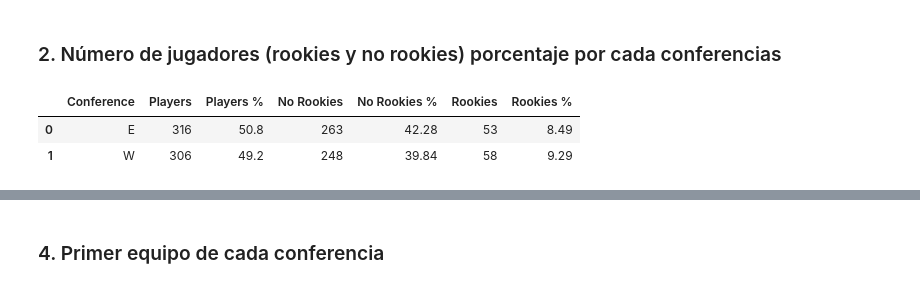
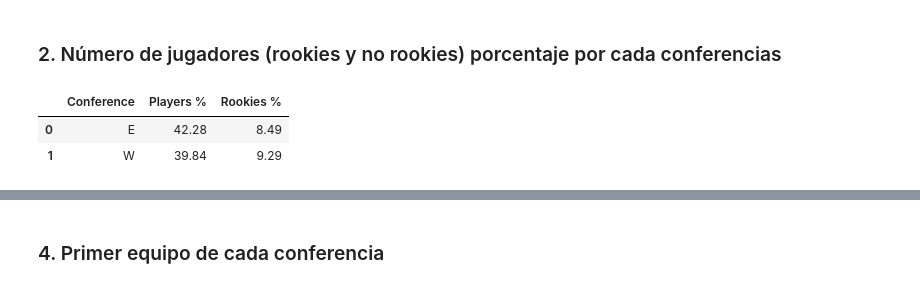
Before and after one commit to mapecode/nba-datawarehouse, a Jupyter notebook: Study.ipynb, the cells around one changed output, grey strips where cells are left out. Cells and saved outputs as stored; diff of their text form; code cells hidden in the pictures.

```diff
--- a/Study.ipynb
+++ b/Study.ipynb
@@ -39,10 +29,10 @@ playersTeams_df
 # %% [markdown]
 ### 2. Número de jugadores (rookies y no rookies) porcentaje por cada conferencias
 # %%
-query = 'SELECT Conference, SUM(Players) AS Players, SUM(Players_Perc) AS "Players %", SUM(NoRookies) AS "No Rookies", SUM(NoRookies_Perc) AS "No Rookies %", SUM(Rookies) AS Rookies, SUM(Rookies_Perc) AS "Rookies %" FROM STAT_PT GROUP BY Conference;'
+query = 'SELECT Conference, SUM(NoRookies_Perc) AS "Players %", SUM(Rookies_Perc) AS "Rookies %" FROM STAT_PT GROUP BY Conference;'
 playersConf_df = pd.read_sql(query, connection)
 playersConf_df
 # %% [output]
-|  | Conference | Players | Players % | No Rookies | No Rookies % | Rookies | Rookies % |
-| 0 | E | 316 | 50.8 | 263 | 42.28 | 53 | 8.49 |
-| 1 | W | 306 | 49.2 | 248 | 39.84 | 58 | 9.29 |
+|  | Conference | Players % | Rookies % |
+| 0 | E | 42.28 | 8.49 |
+| 1 | W | 39.84 | 9.29 |
```
Also changed, not shown: parts of 18 cells of this notebook, 1 other file.
